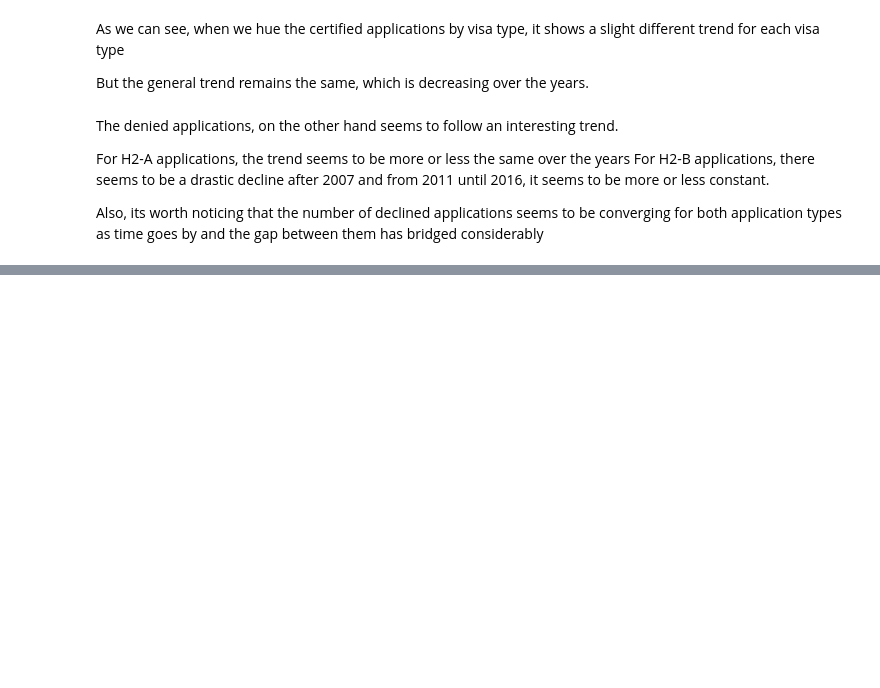
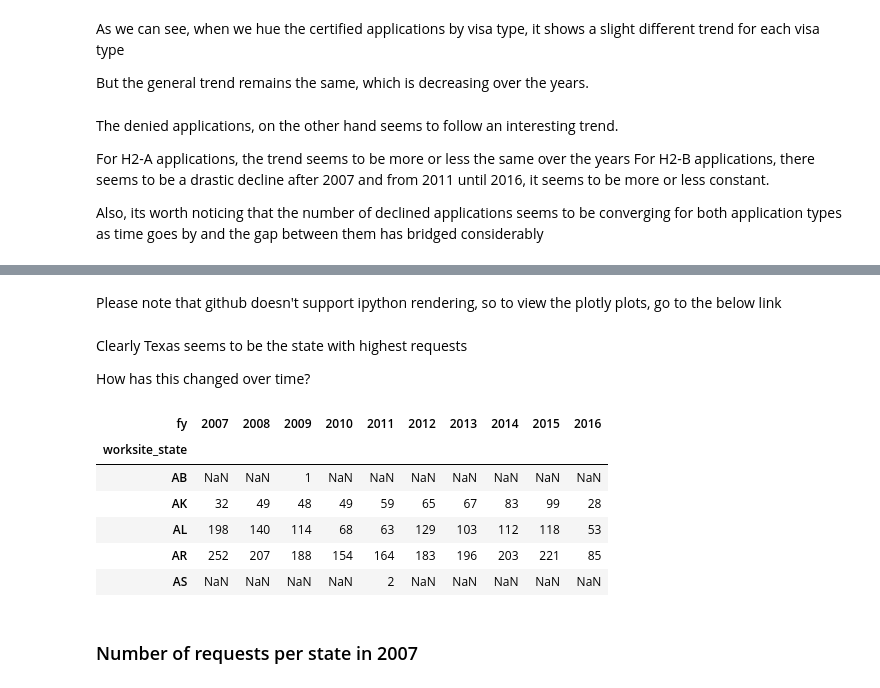
Before and after one commit to chrke/H2VisaAnalysis, a Jupyter notebook: H2_visa_analysis.ipynb, the cells around one changed output, grey strips where cells are left out. Drawn from its saved outputs; the diff is of its cells as text; code cells hidden in the pictures; blank space fills up the shorter version.

```diff
--- a/H2_visa_analysis.ipynb
+++ b/H2_visa_analysis.ipynb
@@ -518,0 +613,21 @@ Also, its worth noticing that the number of declined applications seems to be co
+# %% [markdown]
+Please note that github doesn't support ipython rendering, so to view the plotly plots, go to the below link
+
+<insert nbviewer link here>
+# %% [markdown]
+Clearly Texas seems to be the state with highest requests
+
+How has this changed over time?
+# %%
+year_state = visa_uni.pivot_table(values="case_count",index="worksite_state",columns="fy",aggfunc=np.sum)
+year_state.head()
+# %% [output]
+| fy | 2007 | 2008 | 2009 | 2010 | 2011 | 2012 | 2013 | 2014 | 2015 | 2016 |
+| worksite_state |  |  |  |  |  |  |  |  |  |  |
+| AB | NaN | NaN | 1 | NaN | NaN | NaN | NaN | NaN | NaN | NaN |
+| AK | 32 | 49 | 48 | 49 | 59 | 65 | 67 | 83 | 99 | 28 |
+| AL | 198 | 140 | 114 | 68 | 63 | 129 | 103 | 112 | 118 | 53 |
+| AR | 252 | 207 | 188 | 154 | 164 | 183 | 196 | 203 | 221 | 85 |
+| AS | NaN | NaN | NaN | NaN | 2 | NaN | NaN | NaN | NaN | NaN |
+# %% [markdown]
+### Number of requests per state in 2007
```
Also changed, not shown: parts of 20 cells of this notebook.
